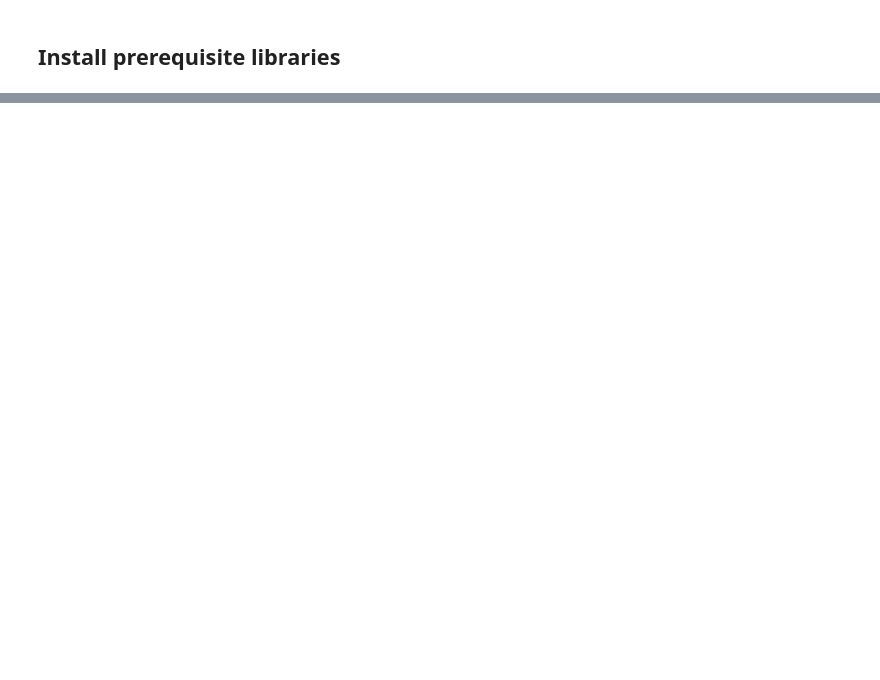
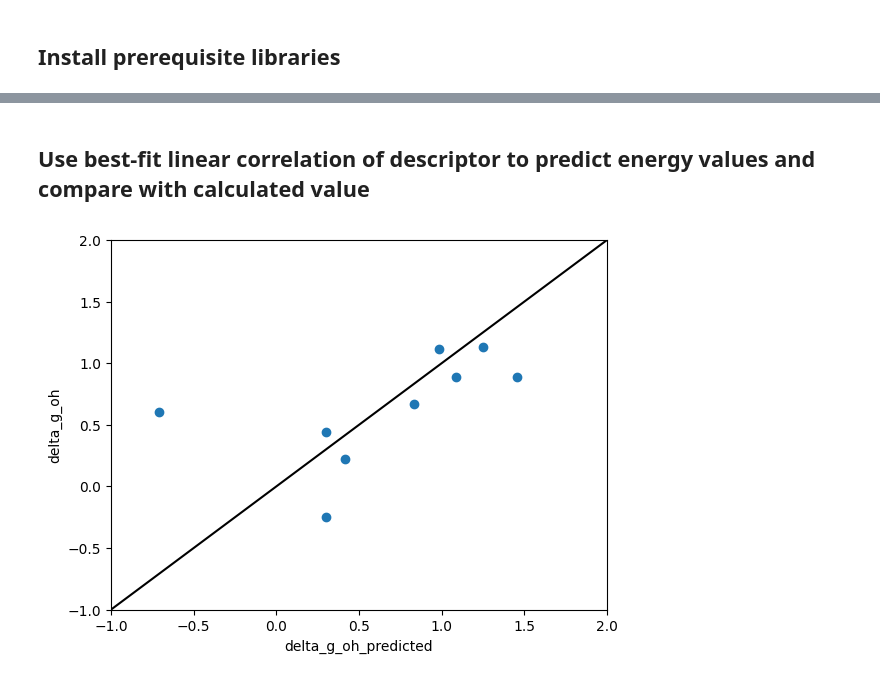
Before and after one commit to Srishyam/adsorption-gnn-predictor, a Jupyter notebook: scripts/run_example_descriptor.ipynb, the cells around one changed output, grey strips where cells are left out. Drawn from its saved outputs; the diff is of its cells as text; code cells hidden in the pictures; blank space fills up the shorter version.

```diff
--- a/scripts/run_example_descriptor.ipynb
+++ b/scripts/run_example_descriptor.ipynb
@@ -123,0 +136,18 @@ plt.show()
+# %% [markdown]
+## Use best-fit linear correlation of descriptor to predict energy values and compare with calculated value
+# %%
+# Predict value of energy based on the linear-fit line
+predicted_values = p(df[descriptor])
+lims = [-1,2]
+xy_line = np.linspace(lims[0],lims[1],50)
+# Scatter the plot
+fig, ax2 = plt.subplots()
+ax2.scatter(df[energy_column],predicted_values)
+ax2.plot(xy_line,xy_line,color='k')
+ax2.set_xlim(lims)
+ax2.set_ylim(lims)
+ax2.set_ylabel(energy_column)
+ax2.set_xlabel(energy_column+'_predicted')
+plt.show()
+# %% [output]
+[figure, added]
```
Also changed, not shown: parts of 7 cells of this notebook.
